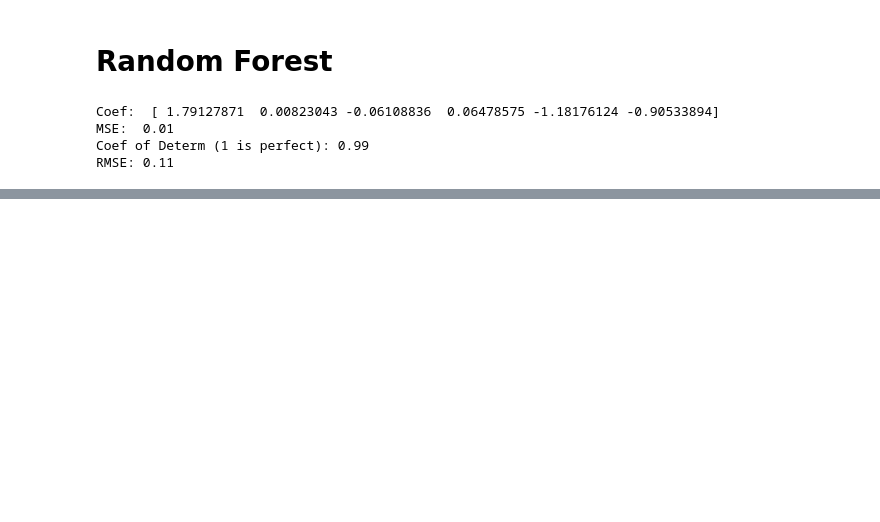
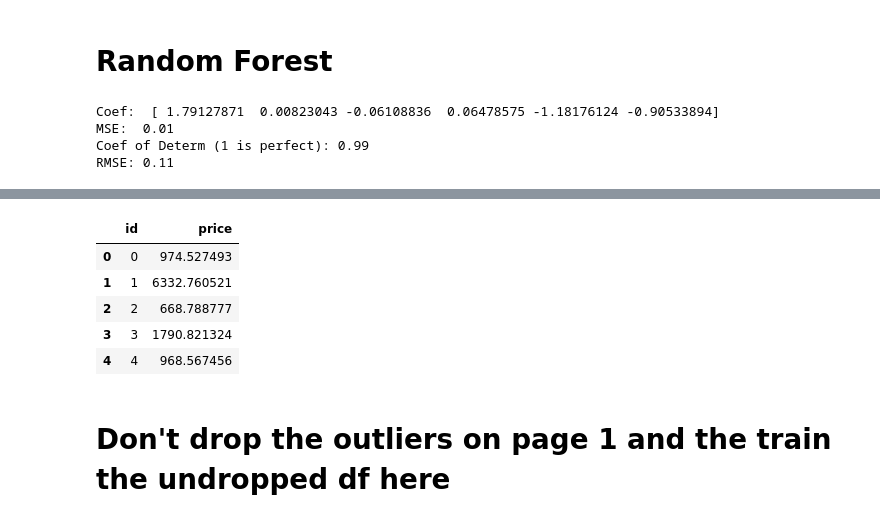
Before and after one commit to WyattGwyon/diamond-price-predictions, a Jupyter notebook: notebooks/second_run/2_Various_ML_TrainTest_Prediction_Models.ipynb, the cells around one changed output, grey strips where cells are left out. Cells and saved outputs as stored; diff of their text form; code cells hidden in the pictures; blank space fills up the shorter version.

```diff
--- a/notebooks/second_run/2_Various_ML_TrainTest_Prediction_Models.ipynb
+++ b/notebooks/second_run/2_Various_ML_TrainTest_Prediction_Models.ipynb
@@ -199,0 +354,9 @@ plt.tight_layout()
+# %%
+df_pred.head()
+# %% [output]
+|  | id | price |
+| 0 | 0 | 974.527493 |
+| 1 | 1 | 6332.760521 |
+| 2 | 2 | 668.788777 |
+| 3 | 3 | 1790.821324 |
+| 4 | 4 | 968.567456 |
@@ -199,0 +365,2 @@ plt.tight_layout()
+# %% [markdown]
+# Don't drop the outliers on page 1 and the train the undropped df here
```
Also changed, not shown: parts of 34 cells of this notebook, 5 other files.
